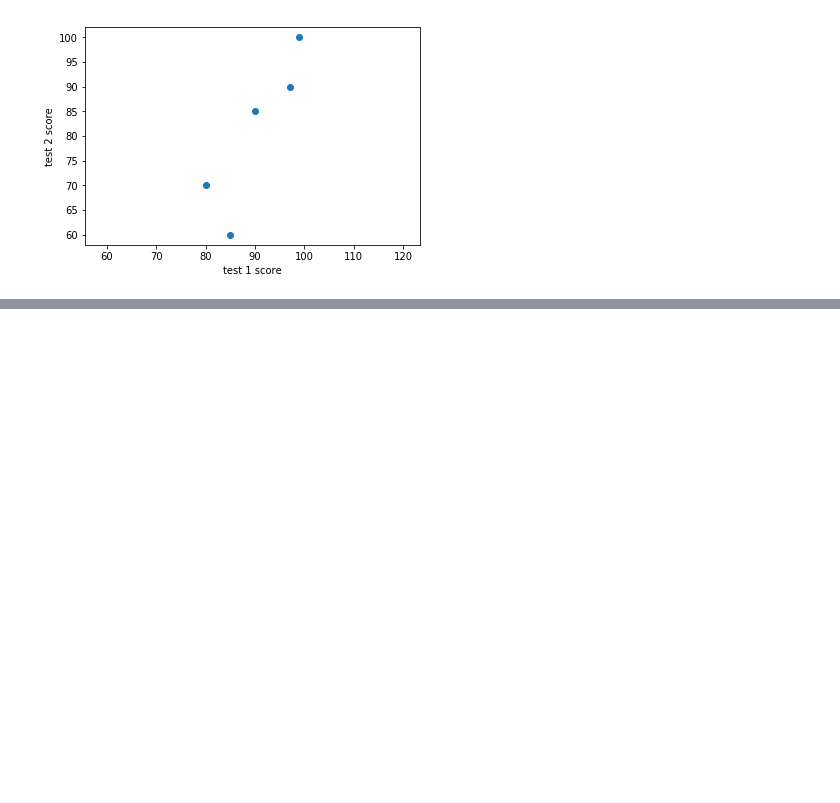
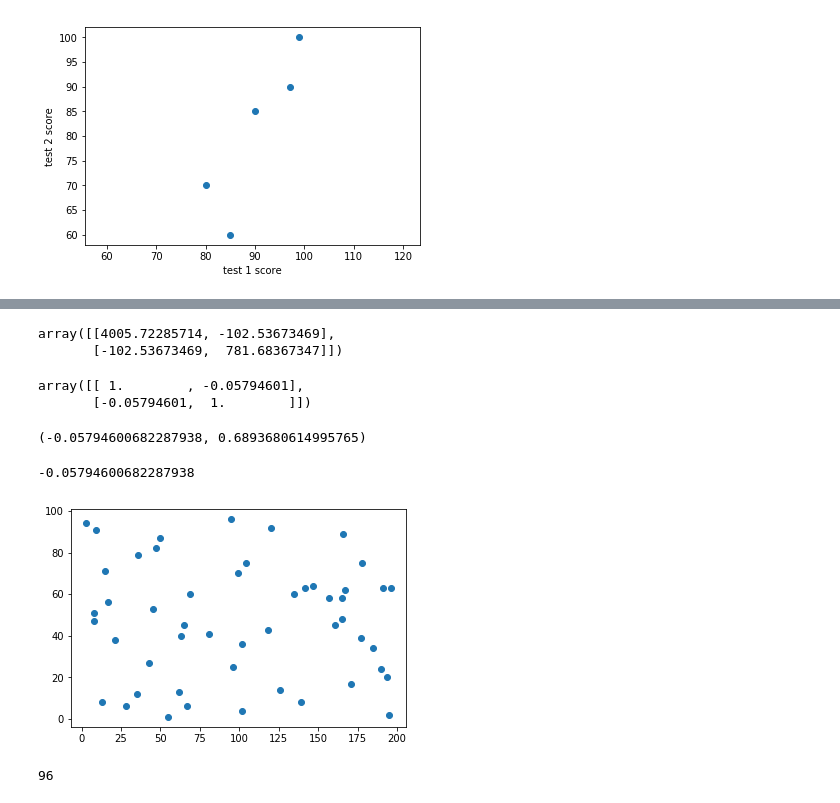
Before and after one commit to PengInGitHub/catboost, a Jupyter notebook: LinearRegression.ipynb, the cells around one changed output, grey strips where cells are left out. Saved outputs shown, nothing was run; the diff lists cells and outputs as text; code cells hidden in the pictures; blank space fills up the shorter version.

```diff
--- a/LinearRegression.ipynb
+++ b/LinearRegression.ipynb
@@ -523,0 +752,2 @@ plt.show();
+# %%
+num_friends.append(500)
@@ -523,0 +758,2 @@ plt.show();
+# %%
+num_friends = num_friends[:-1]
@@ -523,0 +764,3 @@ plt.show();
+# %%
+daily_minutes = choices(range(1,200), k=50)
+daily_minutes
@@ -523,0 +789,5 @@ plt.show();
+# %%
+np.cov(daily_minutes, num_friends)
+# %% [output]
+array([[4005.72285714, -102.53673469],
+       [-102.53673469,  781.68367347]])
@@ -523,0 +803,23 @@ plt.show();
+# %%
+np.corrcoef(daily_minutes, num_friends)
+# %% [output]
+array([[ 1.        , -0.05794601],
+       [-0.05794601,  1.        ]])
+# %%
+from scipy.stats.stats import pearsonr
+pearsonr(daily_minutes, num_friends)
+# %% [output]
+(-0.05794600682287938, 0.6893680614995765)
+# %%
+correlation(daily_minutes, num_friends)
+# %% [output]
+-0.05794600682287938
+# %%
+plt.scatter(daily_minutes, num_friends)
+plt.show();
+# %% [output]
+[figure, added]
+# %%
+max(num_friends)
+# %% [output]
+96
```
Also changed, not shown: parts of 26 cells of this notebook.
